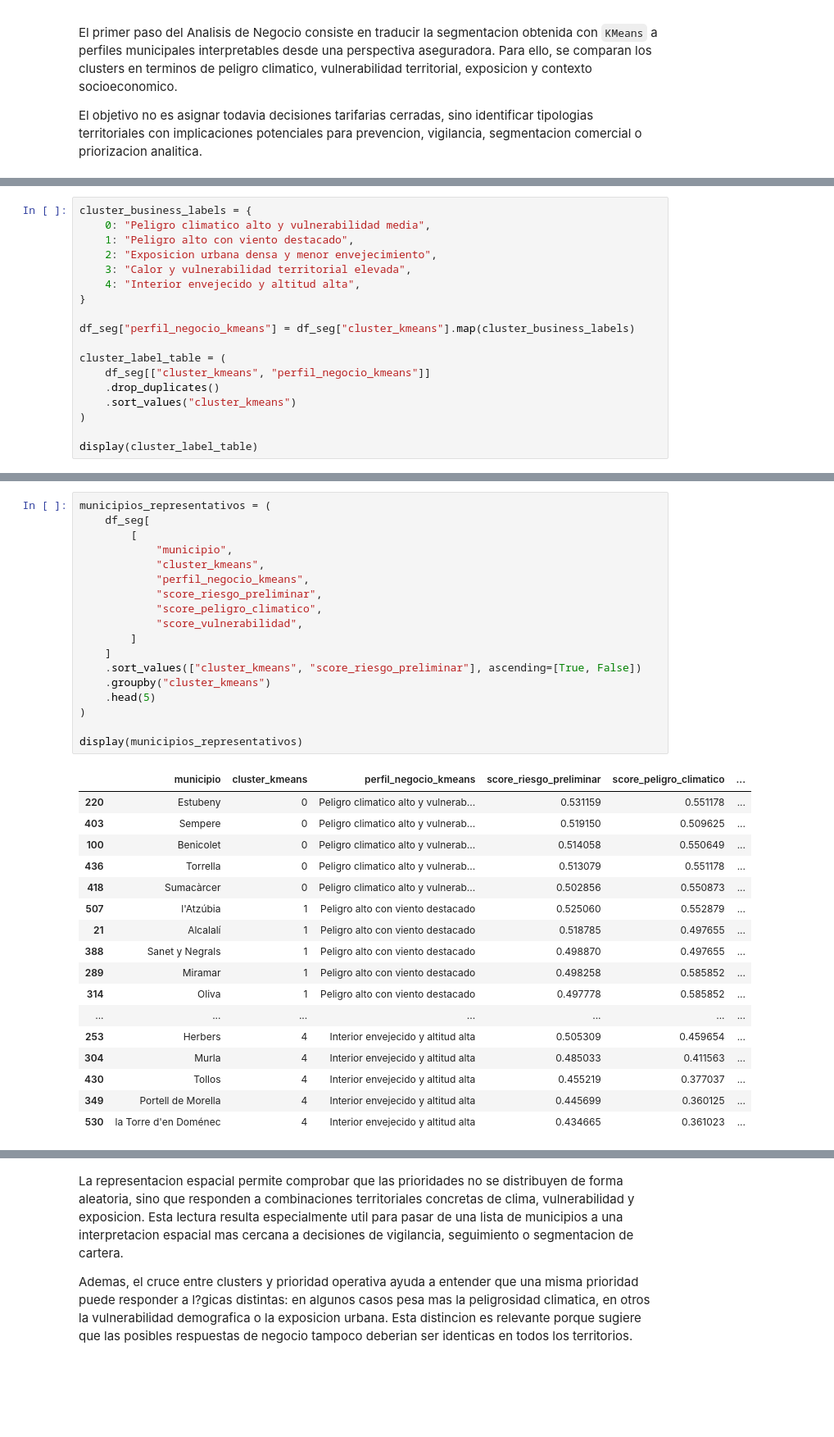
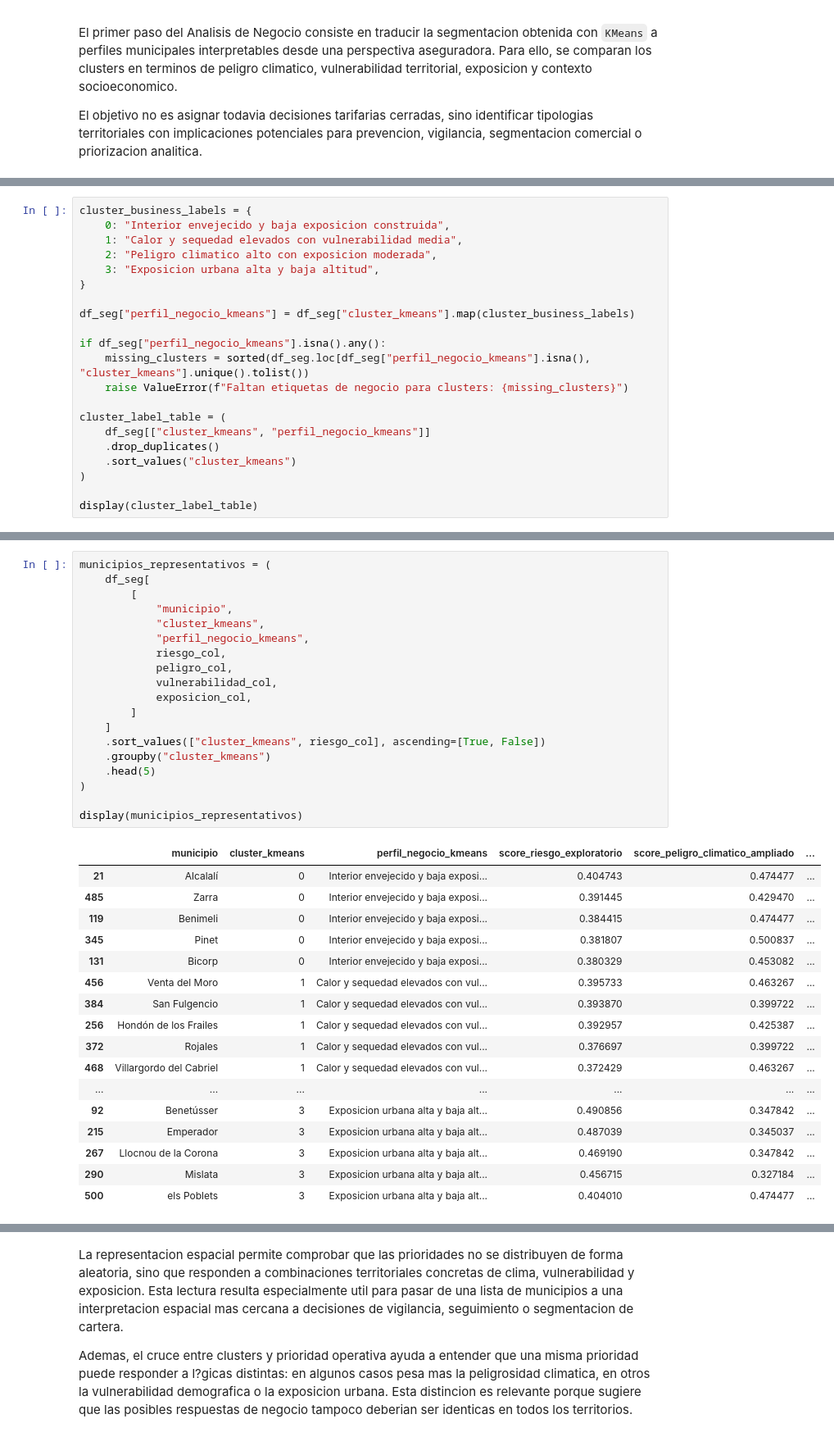
Before and after one commit to gonzalolarriba/modelo-geoespacial-riesgo-climatico, a Jupyter notebook: notebooks/notebook_5_an_negocio.ipynb, the cells around one changed output, grey strips where cells are left out. Shown at 82% size. Saved outputs shown, nothing was run; the diff lists cells and outputs as text; blank space fills up the shorter version.

```diff
--- a/notebooks/notebook_5_an_negocio.ipynb
+++ b/notebooks/notebook_5_an_negocio.ipynb
@@ -131,13 +157,16 @@ display(cluster_business_summary)
 # %%
 cluster_business_labels = {
-    0: "Peligro climatico alto y vulnerabilidad media",
-    1: "Peligro alto con viento destacado",
-    2: "Exposicion urbana densa y menor envejecimiento",
-    3: "Calor y vulnerabilidad territorial elevada",
-    4: "Interior envejecido y altitud alta",
+    0: "Interior envejecido y baja exposicion construida",
+    1: "Calor y sequedad elevados con vulnerabilidad media",
+    2: "Peligro climatico alto con exposicion moderada",
+    3: "Exposicion urbana alta y baja altitud",
 }
 
 df_seg["perfil_negocio_kmeans"] = df_seg["cluster_kmeans"].map(cluster_business_labels)
+
+if df_seg["perfil_negocio_kmeans"].isna().any():
+    missing_clusters = sorted(df_seg.loc[df_seg["perfil_negocio_kmeans"].isna(), "cluster_kmeans"].unique().tolist())
+    raise ValueError(f"Faltan etiquetas de negocio para clusters: {missing_clusters}")
 
 cluster_label_table = (
     df_seg[["cluster_kmeans", "perfil_negocio_kmeans"]]
@@ -156,37 +184,38 @@ display(cluster_label_table)
 # %%
 municipios_representativos = (
     df_seg[
         [
             "municipio",
             "cluster_kmeans",
             "perfil_negocio_kmeans",
-            "score_riesgo_preliminar",
-            "score_peligro_climatico",
-            "score_vulnerabilidad",
+            riesgo_col,
+            peligro_col,
+            vulnerabilidad_col,
+            exposicion_col,
         ]
     ]
-    .sort_values(["cluster_kmeans", "score_riesgo_preliminar"], ascending=[True, False])
+    .sort_values(["cluster_kmeans", riesgo_col], ascending=[True, False])
     .groupby("cluster_kmeans")
     .head(5)
 )
 
 display(municipios_representativos)
 # %% [output]
-|  | municipio | cluster_kmeans | perfil_negocio_kmeans | score_riesgo_preliminar | score_peligro_climatico | ... |
-| 220 | Estubeny | 0 | Peligro climatico alto y vulnerab... | 0.531159 | 0.551178 | ... |
-| 403 | Sempere | 0 | Peligro climatico alto y vulnerab... | 0.519150 | 0.509625 | ... |
-| 100 | Benicolet | 0 | Peligro climatico alto y vulnerab... | 0.514058 | 0.550649 | ... |
-| 436 | Torrella | 0 | Peligro climatico alto y vulnerab... | 0.513079 | 0.551178 | ... |
-| 418 | Sumacàrcer | 0 | Peligro climatico alto y vulnerab... | 0.502856 | 0.550873 | ... |
-| 507 | l'Atzúbia | 1 | Peligro alto con viento destacado | 0.525060 | 0.552879 | ... |
-| 21 | Alcalalí | 1 | Peligro alto con viento destacado | 0.518785 | 0.497655 | ... |
-| 388 | Sanet y Negrals | 1 | Peligro alto con viento destacado | 0.498870 | 0.497655 | ... |
-| 289 | Miramar | 1 | Peligro alto con viento destacado | 0.498258 | 0.585852 | ... |
-| 314 | Oliva | 1 | Peligro alto con viento destacado | 0.497778 | 0.585852 | ... |
+|  | municipio | cluster_kmeans | perfil_negocio_kmeans | score_riesgo_exploratorio | score_peligro_climatico_ampliado | ... |
+| 21 | Alcalalí | 0 | Interior envejecido y baja exposi... | 0.404743 | 0.474477 | ... |
+| 485 | Zarra | 0 | Interior envejecido y baja exposi... | 0.391445 | 0.429470 | ... |
+| 119 | Benimeli | 0 | Interior envejecido y baja exposi... | 0.384415 | 0.474477 | ... |
+| 345 | Pinet | 0 | Interior envejecido y baja exposi... | 0.381807 | 0.500837 | ... |
+| 131 | Bicorp | 0 | Interior envejecido y baja exposi... | 0.380329 | 0.453082 | ... |
+| 456 | Venta del Moro | 1 | Calor y sequedad elevados con vul... | 0.395733 | 0.463267 | ... |
+| 384 | San Fulgencio | 1 | Calor y sequedad elevados con vul... | 0.393870 | 0.399722 | ... |
+| 256 | Hondón de los Frailes | 1 | Calor y sequedad elevados con vul... | 0.392957 | 0.425387 | ... |
+| 372 | Rojales | 1 | Calor y sequedad elevados con vul... | 0.376697 | 0.399722 | ... |
+| 468 | Villargordo del Cabriel | 1 | Calor y sequedad elevados con vul... | 0.372429 | 0.463267 | ... |
 | ... | ... | ... | ... | ... | ... | ... |
-| 253 | Herbers | 4 | Interior envejecido y altitud alta | 0.505309 | 0.459654 | ... |
-| 304 | Murla | 4 | Interior envejecido y altitud alta | 0.485033 | 0.411563 | ... |
-| 430 | Tollos | 4 | Interior envejecido y altitud alta | 0.455219 | 0.377037 | ... |
-| 349 | Portell de Morella | 4 | Interior envejecido y altitud alta | 0.445699 | 0.360125 | ... |
-| 530 | la Torre d'en Doménec | 4 | Interior envejecido y altitud alta | 0.434665 | 0.361023 | ... |
+| 92 | Benetússer | 3 | Exposicion urbana alta y baja alt... | 0.490856 | 0.347842 | ... |
+| 215 | Emperador | 3 | Exposicion urbana alta y baja alt... | 0.487039 | 0.345037 | ... |
+| 267 | Llocnou de la Corona | 3 | Exposicion urbana alta y baja alt... | 0.469190 | 0.347842 | ... |
+| 290 | Mislata | 3 | Exposicion urbana alta y baja alt... | 0.456715 | 0.327184 | ... |
+| 500 | els Poblets | 3 | Exposicion urbana alta y baja alt... | 0.404010 | 0.474477 | ... |
 # %% [markdown]
```
Also changed, not shown: parts of 21 cells of this notebook.
